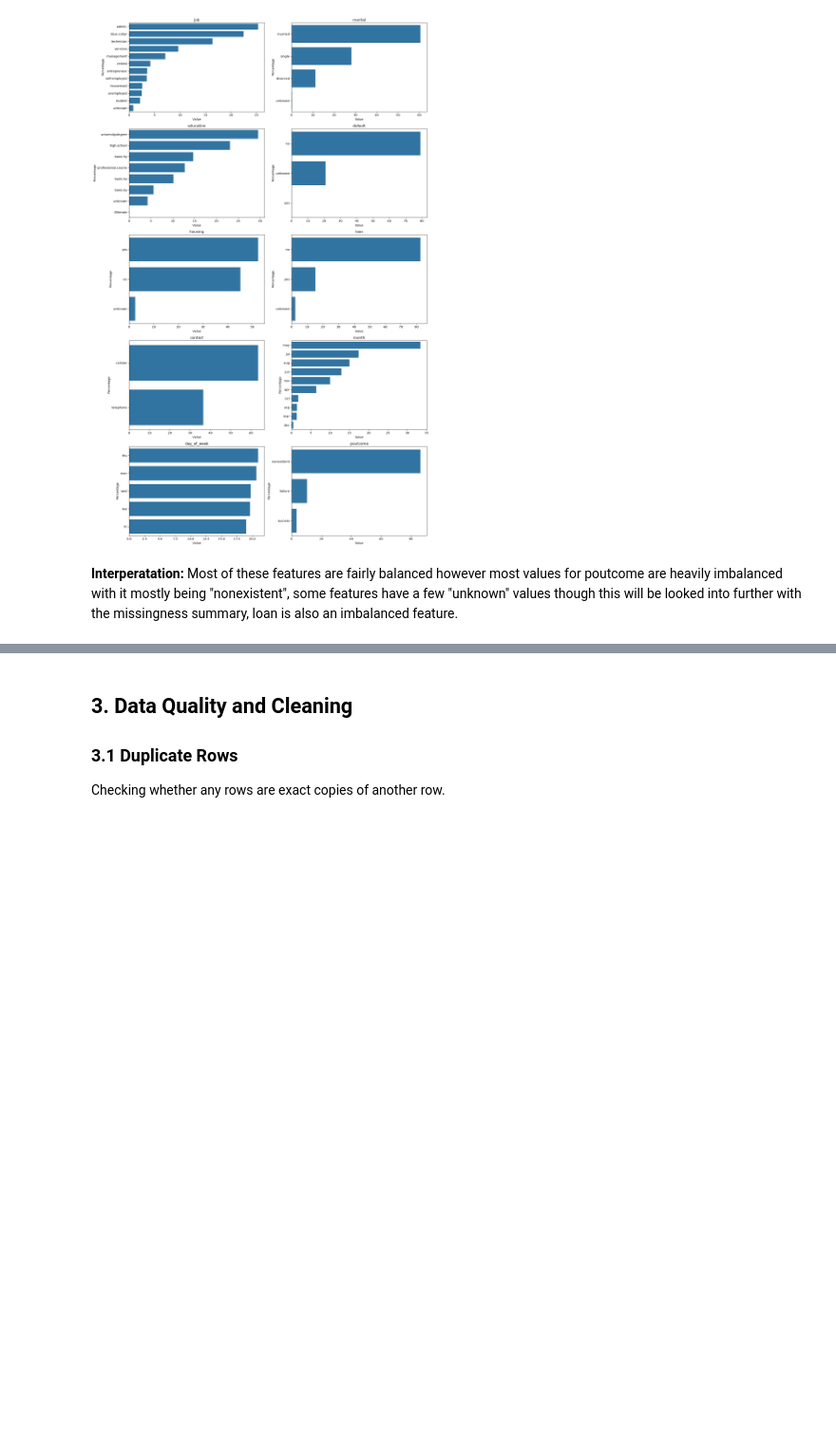
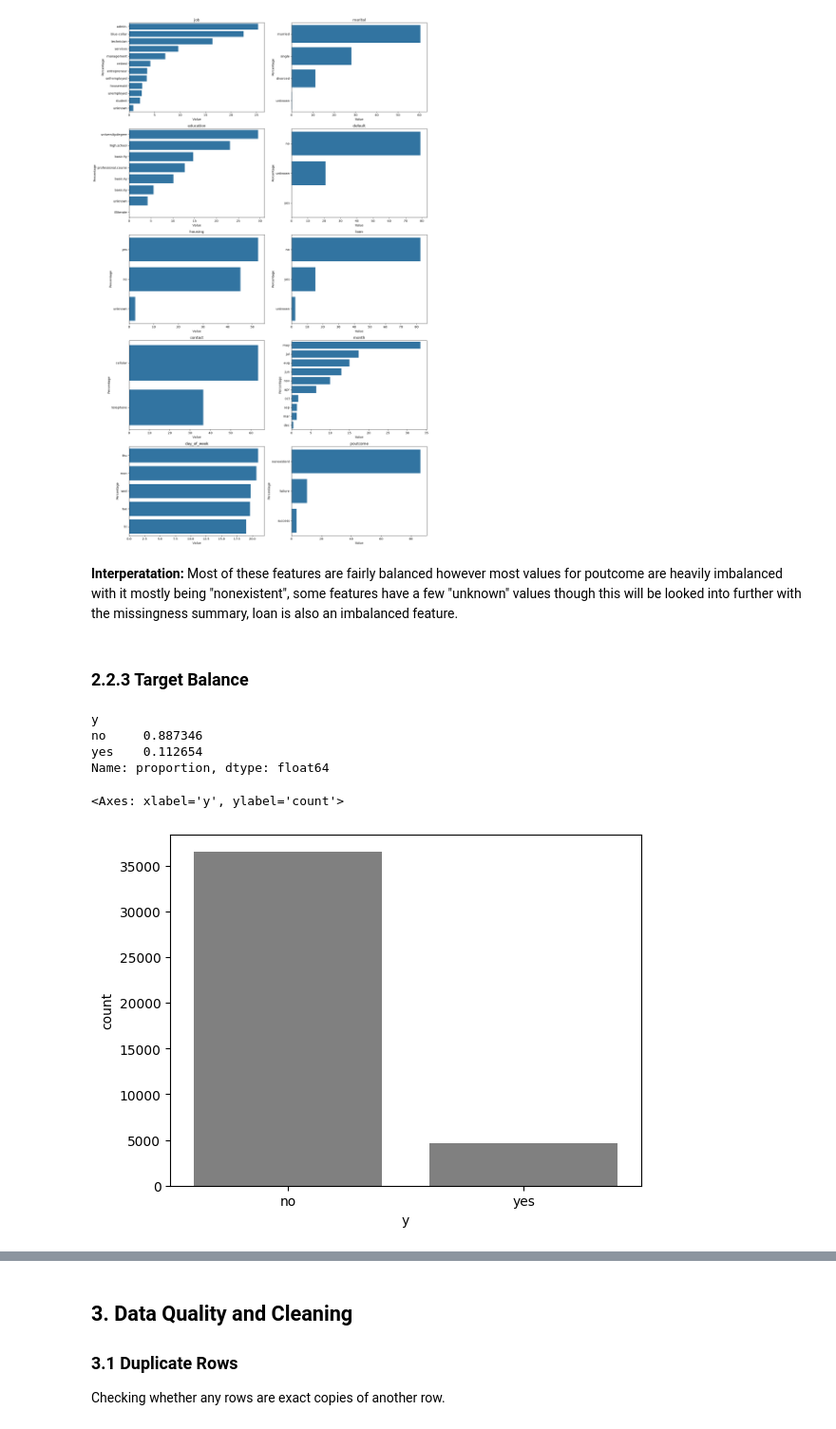
Before and after one commit to stafa10/CA1Theory2Practice, a Jupyter notebook: MergedCode.ipynb, the cells around one changed output, grey strips where cells are left out. Shown at 95% size. Drawn from its saved outputs; the diff is of its cells as text; code cells hidden in the pictures; blank space fills up the shorter version.

```diff
--- a/MergedCode.ipynb
+++ b/MergedCode.ipynb
@@ -214,3 +215,16 @@ plt.show()
 [figure]
 # %% [markdown]
 **Interperatation:** Most of these features are fairly balanced however most values for poutcome are heavily imbalanced with it mostly being "nonexistent", some features have a few "unknown" values though this will be looked into further with the missingness summary, loan is also an imbalanced feature.
+# %% [markdown]
+### 2.2.3 Target Balance
+# %%
+targetPercentage = df["y"].value_counts(normalize=True)
+print(targetPercentage)
+sns.countplot(x="y", color="gray", data=df)
+# %% [output]
+y
+no     0.887346
+yes    0.112654
+Name: proportion, dtype: float64
+<Axes: xlabel='y', ylabel='count'>
+[figure, added]
```
Also changed, not shown: parts of 33 cells of this notebook, 1 other file.
